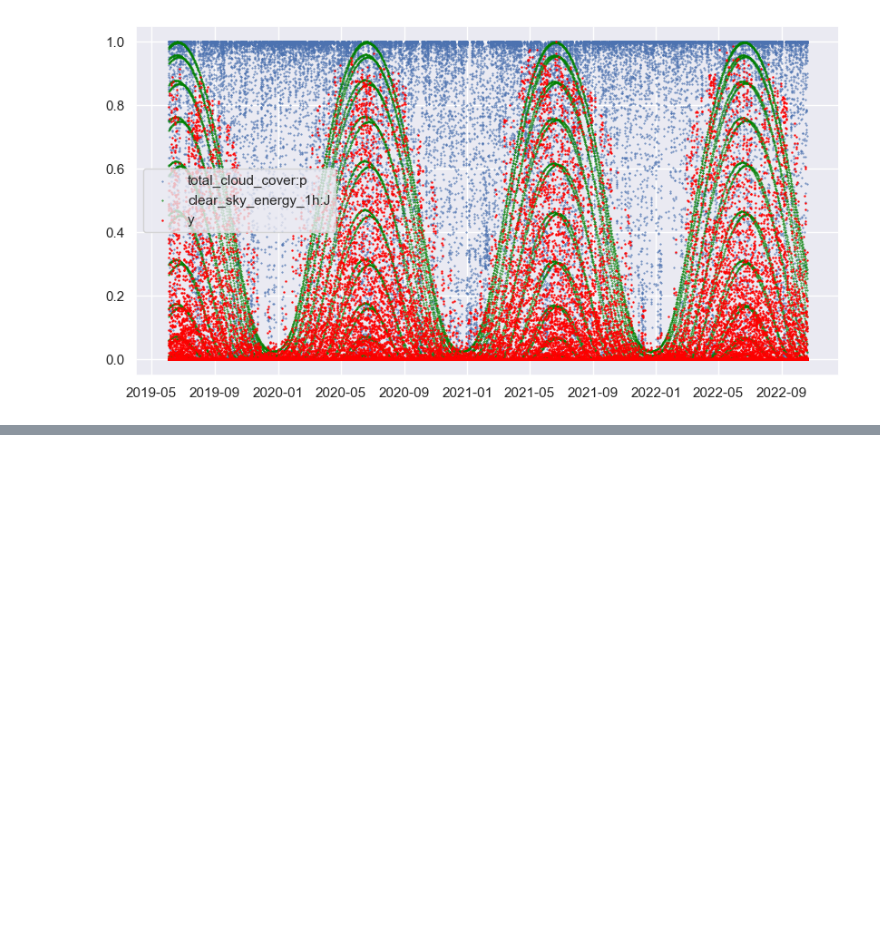
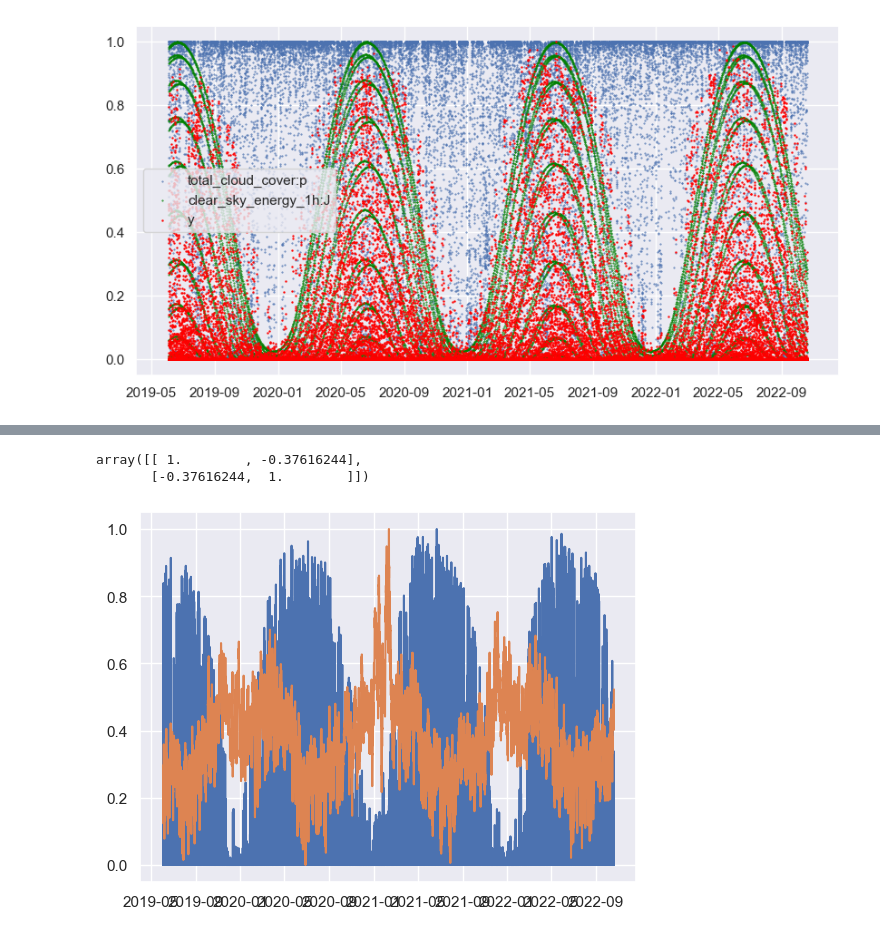
Before and after one commit to mathiasraa/tdt4173-forecasting, a Jupyter notebook: notebooks/eda.ipynb, the cells around one changed output, grey strips where cells are left out. Drawn from its saved outputs; the diff is of its cells as text; code cells hidden in the pictures; blank space fills up the shorter version.

```diff
--- a/notebooks/eda.ipynb
+++ b/notebooks/eda.ipynb
@@ -84,0 +146,11 @@ Correlation Cloud Cover and y:
+# %%
+plot_data = train_normalized.copy()
+
+plt.plot(plot_data.index, plot_data["y"])
+plt.plot(plot_data.index, plot_data["air_density_2m:kgm3"])
+
+np.corrcoef(plot_data["y"], plot_data["air_density_2m:kgm3"])
+# %% [output]
+array([[ 1.        , -0.37616244],
+       [-0.37616244,  1.        ]])
+[figure, added]
```
Also changed, not shown: parts of 5 cells of this notebook, 1 other file.
